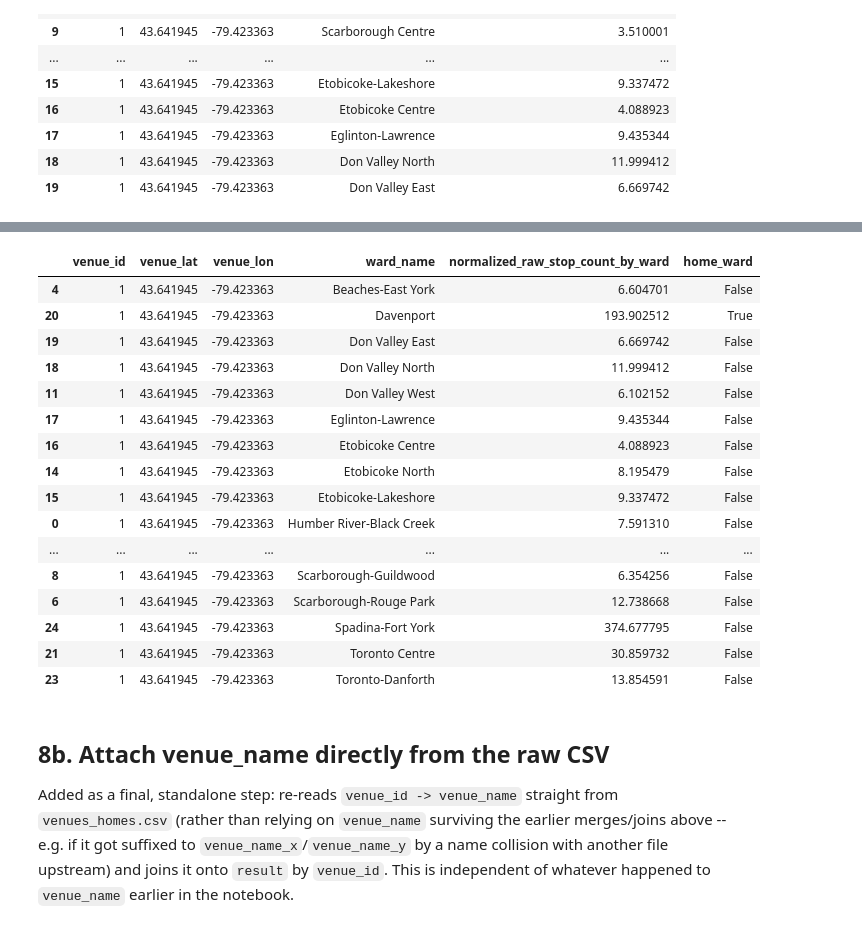
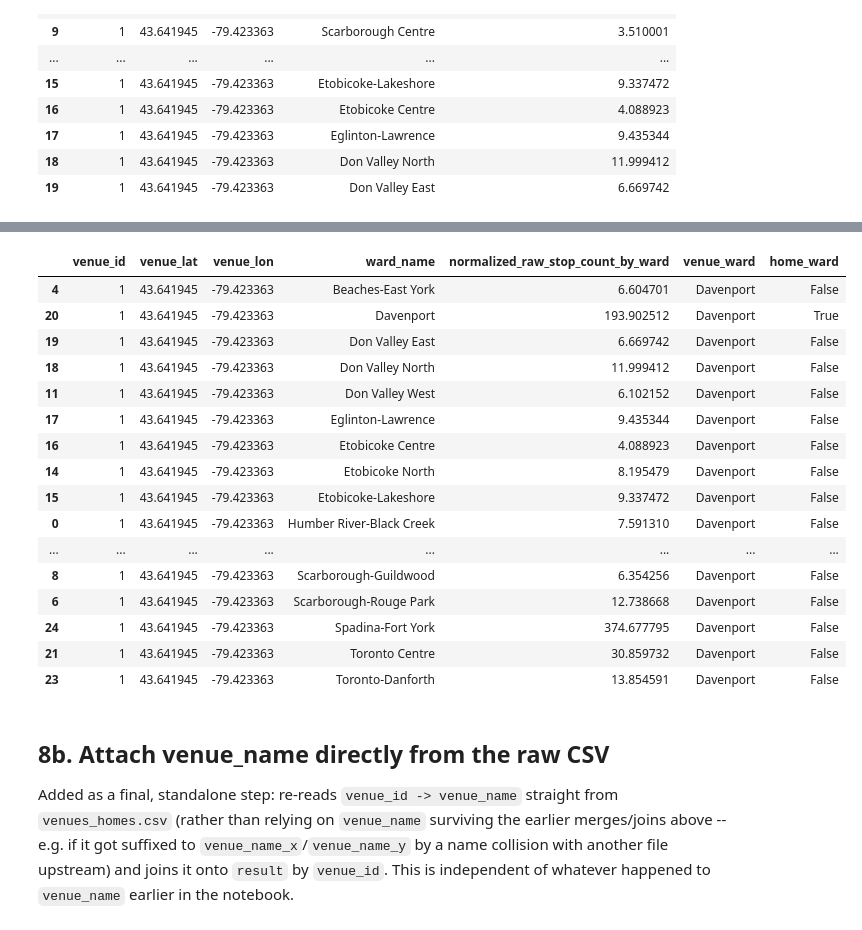
Before and after one commit to schoolofcities/eddit-tac, a Jupyter notebook: analysis/activity/ward_venue_activity.ipynb, the cells around one changed output, grey strips where cells are left out. Cells and saved outputs as stored; diff of their text form; code cells hidden in the pictures.

Commit message:
Process ward census data and ward-level activity data

```diff
--- a/analysis/activity/ward_venue_activity.ipynb
+++ b/analysis/activity/ward_venue_activity.ipynb
@@ -18,21 +51,34 @@ Requirements: `pandas`, `geopandas`, `shapely`, `pygeohash`
 # %% [markdown]
 ## 0. Config
 # %%
-import pandas as pd
-import geopandas as gpd
-import pygeohash as pgh
-from shapely.geometry import box
+# CELL 2 -- Constants
 
-# ---- file paths ----
+# ---- file paths (input) ----
 VENUES_HOMES_CSV = "../../data/activity/venues_homes.csv"
 VENUE_CENTROIDS_GEOJSON = "../../data/venues/tac-list/venues-centroids.geojson"
 WARDS_GEOJSON = "../../data/geo/city-wards.geojson"
+
+# ---- file paths (output) -- all ward-level exports live together here, so the four
+# files (venue-grain and ward-grain, full breakdown and in/out summary) are easy to find
+# and compare side by side ----
+WARDS_OUTPUT_DIR = "../../data/activity/wards"
+WARD_TO_VENUE_ACTIVITY_CSV = f"{WARDS_OUTPUT_DIR}/ward_to_venue_activity.csv"
+WARD_TO_VENUE_ACTIVITY_JSON = f"{WARDS_OUTPUT_DIR}/ward_to_venue_activity.json"
+WARD_TO_VENUE_SUMMARY_CSV = f"{WARDS_OUTPUT_DIR}/ward_to_venue_summary.csv"
+WARD_TO_VENUE_SUMMARY_JSON = f"{WARDS_OUTPUT_DIR}/ward_to_venue_summary.json"
+WARD_TO_WARD_ACTIVITY_CSV = f"{WARDS_OUTPUT_DIR}/ward_to_ward_activity.csv"
+WARD_TO_WARD_ACTIVITY_JSON = f"{WARDS_OUTPUT_DIR}/ward_to_ward_activity.json"
+WARD_TO_WARD_MATRIX_CSV = f"{WARDS_OUTPUT_DIR}/ward_to_ward_matrix.csv"
+WARD_TO_WARD_SUMMARY_CSV = f"{WARDS_OUTPUT_DIR}/ward_to_ward_summary.csv"
+WARD_TO_WARD_SUMMARY_JSON = f"{WARDS_OUTPUT_DIR}/ward_to_ward_summary.json"
+WARD_BREAKDOWN_DIR = f"{WARDS_OUTPUT_DIR}/by_origin_ward"  # one CSV per origin ward -- see section 10b
 
 # ---- column names -- ADJUST if your files use different field names ----
 VENUE_ID_COL = "venue_id"                        # id column in venues_homes.csv
 CENTROID_ID_COL = "id"                           # id column in venues-centroids.geojson
 VENUE_NAME_COL = "venue_name"                    # name column in venues-centroids.geojson (if present)
-WARD_NAME_COL = "ward_name"                      # name column in city-wards.geojson
+WARD_NAME_COL = "ward_name"                      # name column in city-wards.geojson; used here as the ORIGIN ward (where visitors' homes are)
+DEST_WARD_COL = "venue_ward"                     # the DESTINATION ward -- the ward the venue itself is physically located in
 VALUE_COL = "normalized_raw_stop_count"          # value column in venues_homes.csv to interpolate
 GEOHASH_COL = "home_geohash6"
 
@@ -44,6 +90,9 @@ TIME_PERIOD_COL = "time_period"
 TIME_PERIOD_VALUE = "all"                        # the period to analyze -- change if you want e.g. "weekdays" instead
 
 RESULT_COL = f"{VALUE_COL}_by_ward"              # name of the interpolated output column
+
+os.makedirs(WARDS_OUTPUT_DIR, exist_ok=True)
+os.makedirs(WARD_BREAKDOWN_DIR, exist_ok=True)
 # %% [markdown]
 ## 1. Load venues_homes.csv and join venue coordinates
 # %%
@@ -405,42 +501,41 @@ ward's polygon (a simple point-in-polygon spatial join).
 # %%
 venue_points_df = venue_attrs.reset_index()[[VENUE_ID_COL, "venue_lat", "venue_lon"]]
 venue_points = gpd.GeoDataFrame(
     venue_points_df,
     geometry=gpd.points_from_xy(venue_points_df["venue_lon"], venue_points_df["venue_lat"]),
     crs="EPSG:4326",
 )
 
 venue_in_ward = gpd.sjoin(
     venue_points, wards_gdf[[WARD_NAME_COL, "geometry"]], how="left", predicate="within"
-)[[VENUE_ID_COL, WARD_NAME_COL]].rename(columns={WARD_NAME_COL: "_actual_ward"})
+)[[VENUE_ID_COL, WARD_NAME_COL]].rename(columns={WARD_NAME_COL: DEST_WARD_COL})
 
 result = result.merge(venue_in_ward, on=VENUE_ID_COL, how="left")
-result["home_ward"] = result[WARD_NAME_COL] == result["_actual_ward"]
-result = result.drop(columns=["_actual_ward"])
+result["home_ward"] = result[WARD_NAME_COL] == result[DEST_WARD_COL]
 
 n_venues_unmatched = result.groupby(VENUE_ID_COL)["home_ward"].any().eq(False).sum()
 if n_venues_unmatched:
-    print(f"Note: {n_venues_unmatched} venues did not fall inside any ward polygon (home_ward all False).")
+    print(f"Note: {n_venues_unmatched} venues did not fall inside any ward polygon (home_ward all False, {DEST_WARD_COL} all NaN).")
 
 result.sort_values([VENUE_ID_COL, WARD_NAME_COL]).head(20)
 # %% [output]
-|  | venue_id | venue_lat | venue_lon | ward_name | normalized_raw_stop_count_by_ward | home_ward |
-| 4 | 1 | 43.641945 | -79.423363 | Beaches-East York | 6.604701 | False |
-| 20 | 1 | 43.641945 | -79.423363 | Davenport | 193.902512 | True |
-| 19 | 1 | 43.641945 | -79.423363 | Don Valley East | 6.669742 | False |
-| 18 | 1 | 43.641945 | -79.423363 | Don Valley North | 11.999412 | False |
-| 11 | 1 | 43.641945 | -79.423363 | Don Valley West | 6.102152 | False |
-| 17 | 1 | 43.641945 | -79.423363 | Eglinton-Lawrence | 9.435344 | False |
-| 16 | 1 | 43.641945 | -79.423363 | Etobicoke Centre | 4.088923 | False |
-| 14 | 1 | 43.641945 | -79.423363 | Etobicoke North | 8.195479 | False |
-| 15 | 1 | 43.641945 | -79.423363 | Etobicoke-Lakeshore | 9.337472 | False |
-| 0 | 1 | 43.641945 | -79.423363 | Humber River-Black Creek | 7.591310 | False |
-| ... | ... | ... | ... | ... | ... | ... |
-| 8 | 1 | 43.641945 | -79.423363 | Scarborough-Guildwood | 6.354256 | False |
-| 6 | 1 | 43.641945 | -79.423363 | Scarborough-Rouge Park | 12.738668 | False |
-| 24 | 1 | 43.641945 | -79.423363 | Spadina-Fort York | 374.677795 | False |
-| 21 | 1 | 43.641945 | -79.423363 | Toronto Centre | 30.859732 | False |
-| 23 | 1 | 43.641945 | -79.423363 | Toronto-Danforth | 13.854591 | False |
+|  | venue_id | venue_lat | venue_lon | ward_name | normalized_raw_stop_count_by_ward | venue_ward | home_ward |
+| 4 | 1 | 43.641945 | -79.423363 | Beaches-East York | 6.604701 | Davenport | False |
+| 20 | 1 | 43.641945 | -79.423363 | Davenport | 193.902512 | Davenport | True |
+| 19 | 1 | 43.641945 | -79.423363 | Don Valley East | 6.669742 | Davenport | False |
+| 18 | 1 | 43.641945 | -79.423363 | Don Valley North | 11.999412 | Davenport | False |
+| 11 | 1 | 43.641945 | -79.423363 | Don Valley West | 6.102152 | Davenport | False |
+| 17 | 1 | 43.641945 | -79.423363 | Eglinton-Lawrence | 9.435344 | Davenport | False |
+| 16 | 1 | 43.641945 | -79.423363 | Etobicoke Centre | 4.088923 | Davenport | False |
+| 14 | 1 | 43.641945 | -79.423363 | Etobicoke North | 8.195479 | Davenport | False |
+| 15 | 1 | 43.641945 | -79.423363 | Etobicoke-Lakeshore | 9.337472 | Davenport | False |
+| 0 | 1 | 43.641945 | -79.423363 | Humber River-Black Creek | 7.591310 | Davenport | False |
+| ... | ... | ... | ... | ... | ... | ... | ... |
+| 8 | 1 | 43.641945 | -79.423363 | Scarborough-Guildwood | 6.354256 | Davenport | False |
+| 6 | 1 | 43.641945 | -79.423363 | Scarborough-Rouge Park | 12.738668 | Davenport | False |
+| 24 | 1 | 43.641945 | -79.423363 | Spadina-Fort York | 374.677795 | Davenport | False |
+| 21 | 1 | 43.641945 | -79.423363 | Toronto Centre | 30.859732 | Davenport | False |
+| 23 | 1 | 43.641945 | -79.423363 | Toronto-Danforth | 13.854591 | Davenport | False |
 # %% [markdown]
 ## 8b. Attach venue_name directly from the raw CSV
 
```
Also changed, not shown: parts of 28 cells of this notebook, 4 other files.
